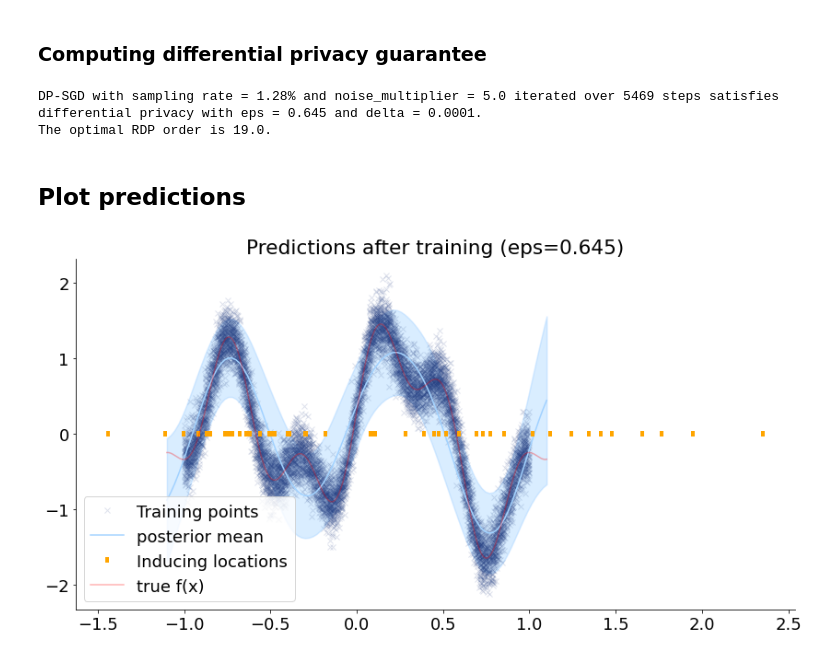
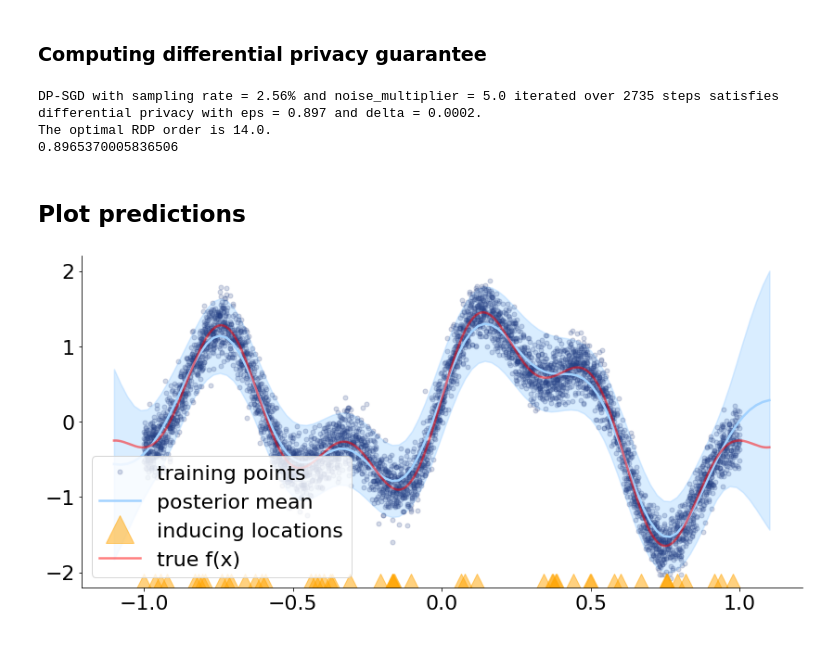
Before and after one commit to moritzknolle/learning_private_functions, a Jupyter notebook: dp_svfe.ipynb, the cells around one changed output. Cells and saved outputs as stored; diff of their text form; code cells hidden in the pictures.

```diff
--- a/dp_svfe.ipynb
+++ b/dp_svfe.ipynb
@@ -9,11 +9,13 @@ import seaborn as sns
 from tqdm import trange, tqdm
 import tensorflow_privacy
 from typing import Tuple
+from utils import make_deterministic
 
 print("gpu available:", tf.test.is_gpu_available())
 rng = np.random.RandomState(123)
-tf.random.set_seed(42)
-plt.rcParams['font.size'] = 18
+make_deterministic()
+plt.rcParams['font.size'] = 22
+
 
 dtype = np.float64
 gpflow.config.set_default_float(dtype)
@@ -39,7 +41,7 @@ Skipping registering GPU devices...
 ## Let's generate some synthetic training data ...
 # %%
 save_figs=True
-N = 10_000  # Number of training observations
+N = 5_000  # Number of training observations
 def func(x):
     return np.sin(x * 6) + 0.3 * np.cos(x * 3) + 0.5 * np.sin(x * 15)
 
@@ -160,18 +143,22 @@ eps, _ = compute_dp_sgd_privacy.compute_dp_sgd_privacy(n=len(X),
                                               epochs=EPOCHS,
                                               delta=delta)
 eps = np.inf if not DP else eps
+print(eps)
 # %% [output]
-DP-SGD with sampling rate = 1.28% and noise_multiplier = 5.0 iterated over 5469 steps satisfies differential privacy with eps = 0.645 and delta = 0.0001.
-The optimal RDP order is 19.0.
+DP-SGD with sampling rate = 2.56% and noise_multiplier = 5.0 iterated over 2735 steps satisfies differential privacy with eps = 0.897 and delta = 0.0002.
+The optimal RDP order is 14.0.
+0.8965370005836506
 # %% [markdown]
 ## Plot predictions
 # %%
-plot(f"Predictions after training (eps={eps:.3f})")
-plt.plot(Xt, Yt, c="red", alpha=0.3, label='true f(x)')
+plot_model(m, (X, Y), is_svgp=True)
+plt.plot(Xt, Yt, c="red", alpha=0.5, lw=2.5, label='true f(x)')
 plt.legend(loc="lower left")
+mode = "private" if DP else "non-private"
+plt.savefig(f"figures/dp_vfe/svgp_posterior_{mode}.pdf") if save_figs else 0
 plt.show()
 # %% [output]
-[figure, old version]
+[figure, new version]
 # %%
 fig, ax = plt.subplots(nrows=1, ncols=2, figsize=(24, 6))
 ax[0].plot(train_losses, label="train losses", alpha=0.8)
```
Also changed, not shown: parts of 9 cells of this notebook, 2 other files.
